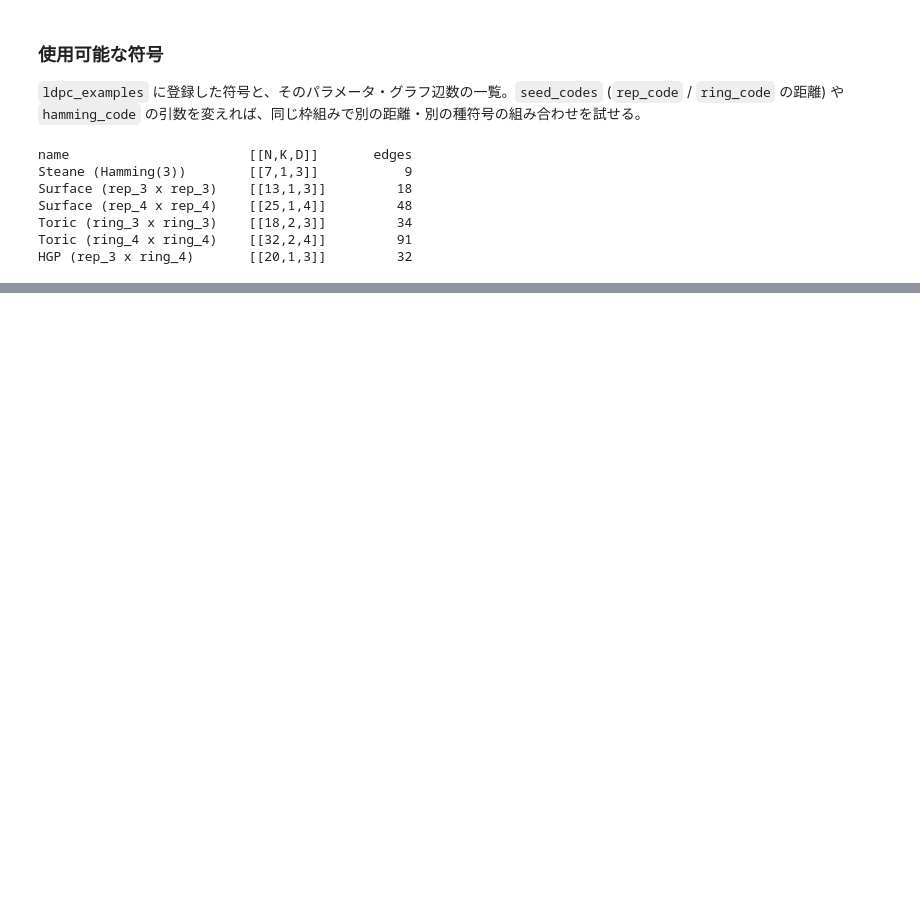
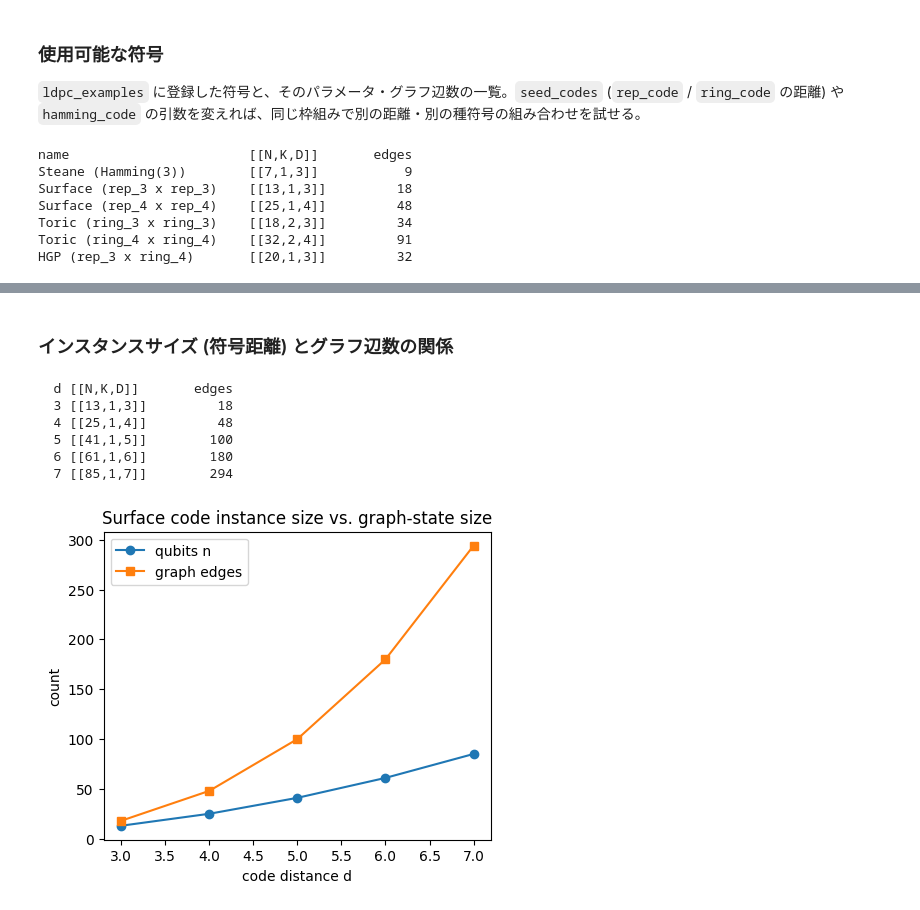
Before and after one commit to parton-quark/stabilizer_to_graph_state, a Jupyter notebook: src/tutorial.ipynb, the cells around one changed output, grey strips where cells are left out. Cells and saved outputs as stored; diff of their text form; code cells hidden in the pictures; blank space fills up the shorter version.

```diff
--- a/src/tutorial.ipynb
+++ b/src/tutorial.ipynb
@@ -242,0 +288,27 @@ HGP (rep_3 x ring_4)       [[20,1,3]]         32
+# %% [markdown]
+### インスタンスサイズ (符号距離) とグラフ辺数の関係
+# %%
+print(f"{'d':>3s} {'[[N,K,D]]':14s} {'edges':>6s}")
+for d, code in surface_codes_by_d.items():
+    params = f"[[{code.N},{code.K},{code.D}]]"
+    edges = surface_decomps_by_d[d].graph.number_of_edges()
+    print(f"{d:>3d} {params:14s} {edges:>6}")
+
+plt.figure(figsize=(5, 4))
+n_list = [surface_codes_by_d[d].N for d in distances]
+edge_list = [surface_decomps_by_d[d].graph.number_of_edges() for d in distances]
+plt.plot(distances, n_list, "o-", label="qubits n")
+plt.plot(distances, edge_list, "s-", label="graph edges")
+plt.xlabel("code distance d")
+plt.ylabel("count")
+plt.title("Surface code instance size vs. graph-state size")
+plt.legend()
+plt.show()
+# %% [output]
+  d [[N,K,D]]       edges
+  3 [[13,1,3]]         18
+  4 [[25,1,4]]         48
+  5 [[41,1,5]]        100
+  6 [[61,1,6]]        180
+  7 [[85,1,7]]        294
+[figure, added]
```
Also changed, not shown: parts of 9 cells of this notebook.
